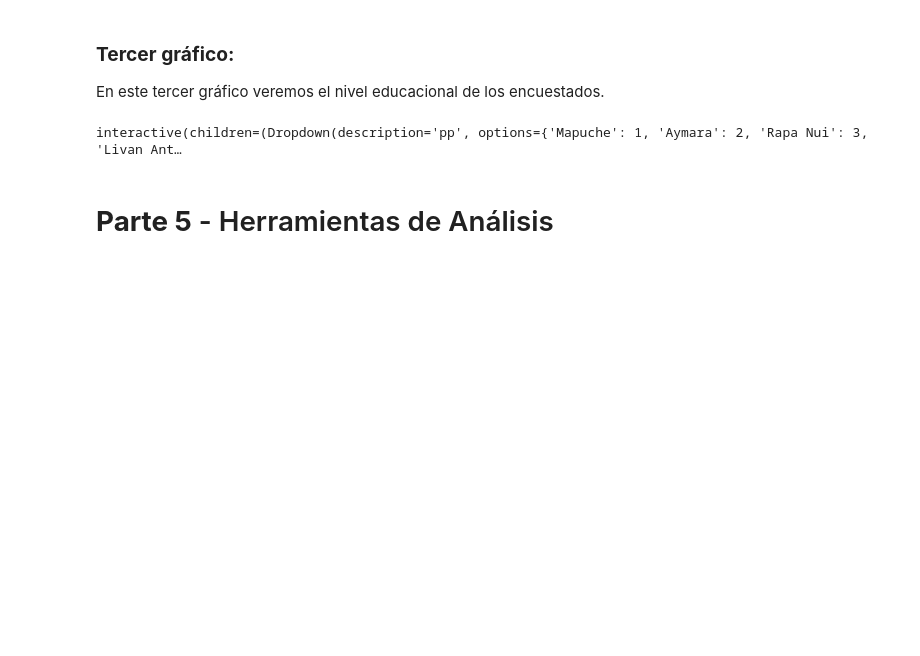
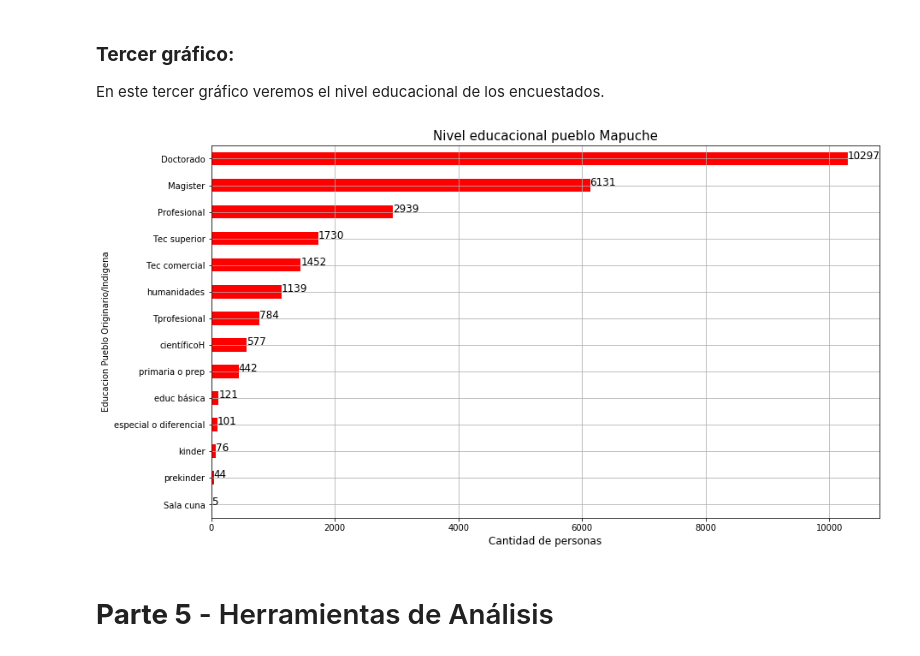
Before and after one commit to cpeschke/Proyectos, a Jupyter notebook: Proyecto 09/Proyecto Transformacion_de_Datos.ipynb, the cells around one changed output. Cells and saved outputs as stored; diff of their text form; code cells hidden in the pictures; blank space fills up the shorter version.

```diff
--- a/Proyecto 09/Proyecto Transformacion_de_Datos.ipynb
+++ b/Proyecto 09/Proyecto Transformacion_de_Datos.ipynb
@@ -794,21 +796,22 @@ En este tercer gráfico veremos el nivel educacional de los encuestados.
 # %%
 def pue(pp):
     lista={1:'Mapuche',2:'Aymara',3:'Rapa Nui',4:'Livan Antal',5:'Quechua',6:'Colla',7:'Diaguita',8:'Kewéskar',9:'Yagan o Yamana'}
     y_labels=['Sala cuna','prekinder','kinder', 'especial o diferencial', 'educ básica', 'primaria o prep', 'científicoH', 'Tprofesional', 'humanidades', 'Tec comercial', 'Tec superior', 'Profesional', 'Magister','Doctorado']
     graf=censo_11region[(censo_11region['PUEBLOS_ORIG']==pp)&(censo_11region['NIVEL_ALTO_APROB']!=98)].groupby('NIVEL_ALTO_APROB')['PUEBLOS_ORIG'].value_counts().sort_values()
     ax=graf.plot.barh(grid=True,color='r',figsize=(14,8),rot=0)
     for i, bar in enumerate(graf):
             plt.text(bar,i,f'{bar}',horizontalalignment= 'left',
                     fontsize=12)
     plt.xlabel('Cant Personas',fontdict={'fontsize':12});
     ax.set_title(f'Nivel educacional pueblo {lista[pp]}',fontsize=15)
     ax.set_ylabel(f'Educacion Pueblo Originario/Indigena')
     ax.set_xlabel('Cantidad de personas')
     ax.set_yticklabels(y_labels);
     return ax
-interact(pue,pp={'Mapuche':1,'Aymara':2,'Rapa Nui':3,'Livan Antal':4,'Quechua':5,'Colla':6,'Diaguita':7,'Kewéskar':8,'Yagan o Yamana':9,'Otro':10});
+# interact(pue,pp={'Mapuche':1,'Aymara':2,'Rapa Nui':3,'Livan Antal':4,'Quechua':5,'Colla':6,'Diaguita':7,'Kewéskar':8,'Yagan o Yamana':9,'Otro':10});
+pue(1);
 # %% [output]
-interactive(children=(Dropdown(description='pp', options={'Mapuche': 1, 'Aymara': 2, 'Rapa Nui': 3, 'Livan Ant…
+[figure, added]
 # %% [markdown]
 # **Parte 5** -  Herramientas de Análisis
 # %% [markdown]
```
Also changed, not shown: parts of 3 cells of this notebook.
